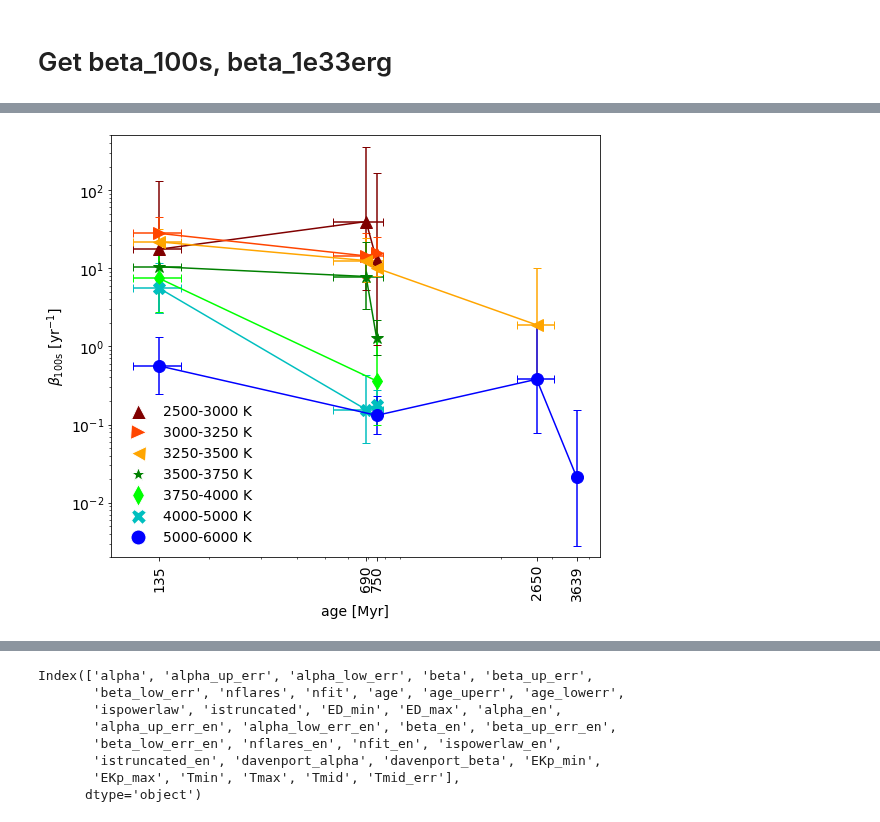
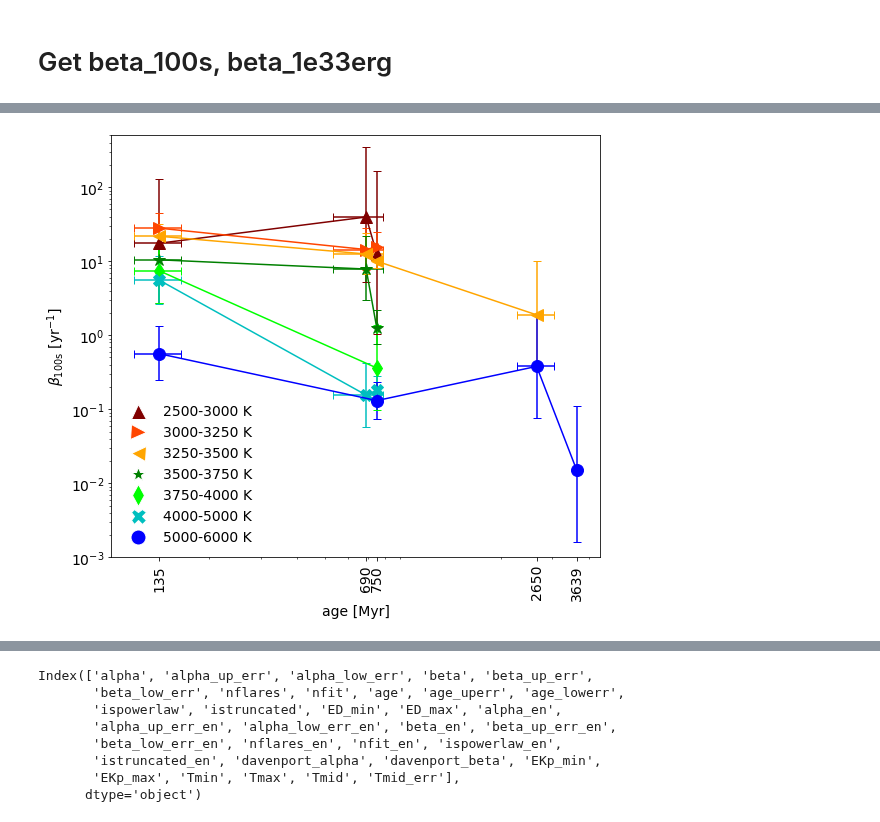
Before and after one commit to ekaterinailin/flares-in-clusters-with-k2-ii, a Jupyter notebook: VettingFlares/FFDs_Wheatland_no_full.ipynb, the cells around one changed output, grey strips where cells are left out. Cells and saved outputs as stored; diff of their text form; code cells hidden in the pictures.

Commit message:
Updated rot-flare-age-mass plot

```diff
--- a/VettingFlares/FFDs_Wheatland_no_full.ipynb
+++ b/VettingFlares/FFDs_Wheatland_no_full.ipynb
@@ -446,5 +478,6 @@ beta["beta_100s_low_err"] = beta.beta_100s - beta_100s16
 # %%
 offs = "_100s"
+
 fig, ax = plt.subplots(figsize=(8,7))
 handles = []
 Tcols = {"2750":["^","maroon"],
@@ -455,32 +488,32 @@ Tcols = {"2750":["^","maroon"],
          "4500":["X","c"],
          "5500":["o","blue"],}
 for label, g in beta.groupby("Tmid"):
 
     g.loc[:,"cluster"] = pd.Categorical(g.cluster,
                       categories=["Pleiades","Hyades","Praesepe","Rup 147", "M67"],
                       ordered=True)
     g = g.sort_values(by="cluster")
     ax.errorbar(x=g.age, xerr=g[["age_uperr","age_lowerr"]].values.T,
                  y=g[f"beta{offs}"], yerr=g[[f"beta{offs}_low_err",f"beta{offs}_up_err"]].values.T,
                  label=f"{g.Tmin.iloc[0]}-{g.Tmax.iloc[0]} K",c=Tcols[str(label)][1],
                   marker=Tcols[str(label)][0],markersize=12,capsize=4)
     handles.append(Line2D([np.nan], [np.nan], color="w", marker=Tcols[str(label)][0],
                           label=f"{g.Tmin.iloc[0]}-{g.Tmax.iloc[0]} K",
                            markerfacecolor=Tcols[str(label)][1], markersize=15))
 
 
 ax.set_xlabel("age [Myr]",fontsize=14)
 ax.set_ylabel(r"$\beta_\mathrm{100s}$ [yr$^{-1}$]",fontsize=14)
 ax.set_xscale("log")
 ax.set_yscale("log")
 ax.set_xticks(beta.age.astype(float).unique())
 ax.set_xticklabels(labels=beta.age.unique(), rotation=90)
-ax.set_ylim(2e-3,5e2)
+ax.set_ylim(1e-3,5e2)
 
 ax.legend(handles=handles, loc=3, fontsize=14, frameon=False)
 
 plt.tight_layout()
 plt.savefig(f"plots/{tstamp}_beta_T_age_ED_wheatland.png", dpi=300)
 plt.savefig(f"{paperdir}pics/FFDs/beta_T_age_ED_wheatland.png", dpi=300)
 # %% [output]
-[figure, old version]
+[figure, new version]
```
Also changed, not shown: parts of 10 cells of this notebook, 1 other file.
